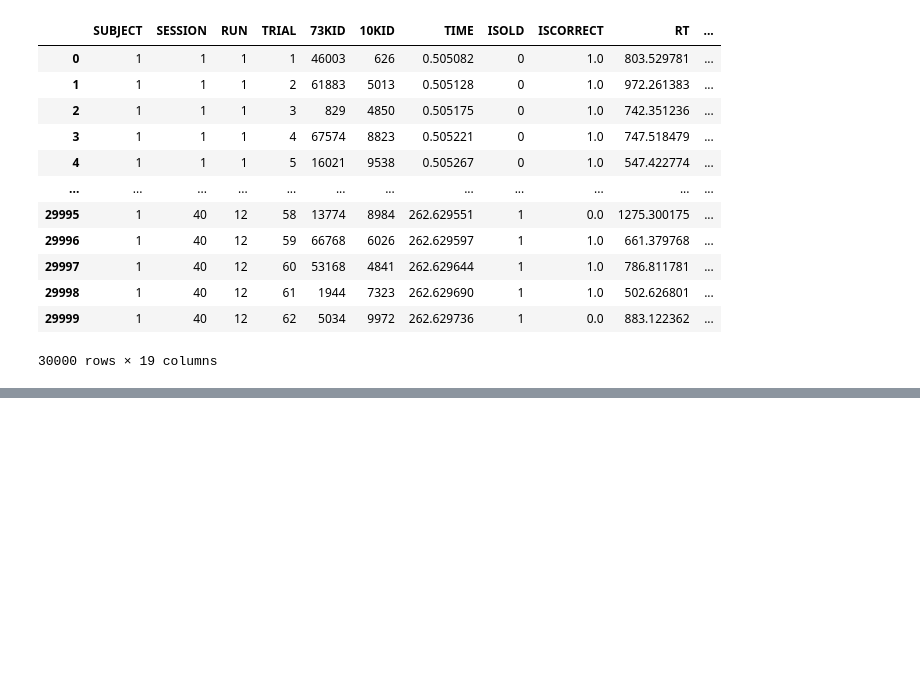
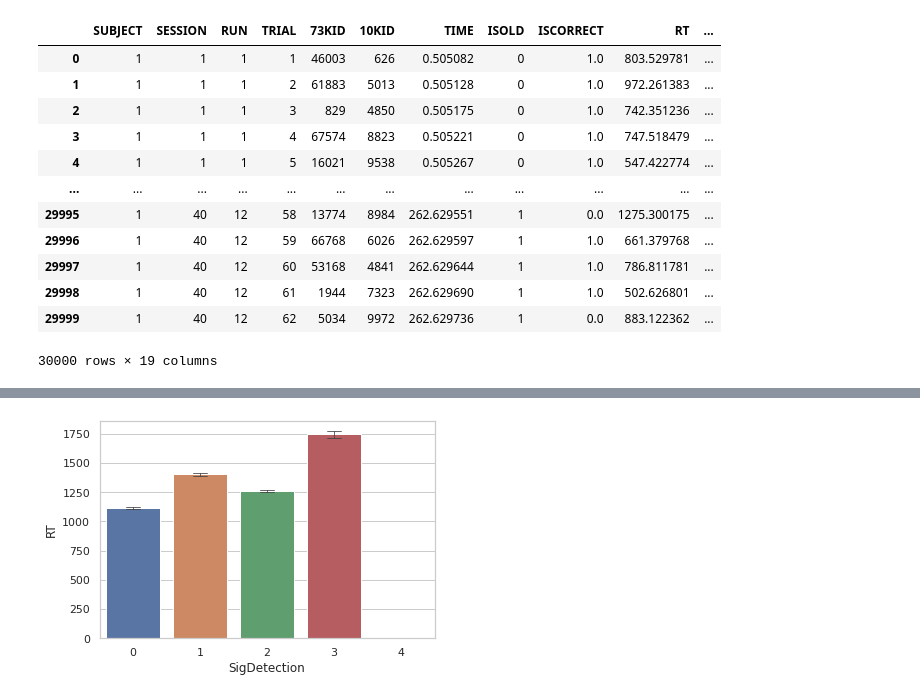
Before and after one commit to mjstarrett/nsdMemConn, a Jupyter notebook: scripts_notebooks/behav_mike-messingAround.ipynb, the cells around one changed output, grey strips where cells are left out. Cells and saved outputs as stored; diff of their text form; code cells hidden in the pictures; blank space fills up the shorter version.

```diff
--- a/scripts_notebooks/behav_mike-messingAround.ipynb
+++ b/scripts_notebooks/behav_mike-messingAround.ipynb
@@ -56,0 +109,4 @@ NameError: name 'nsdData' is not defined
+# %%
+ax = sns.barplot(x="SigDetection", y="RT", data=nsdBehav, estimator=np.mean, ci=95, capsize=.2, errwidth = 0.8)
+# %% [output]
+[figure, added]
```
Also changed, not shown: parts of 9 cells of this notebook, 1 other file.
